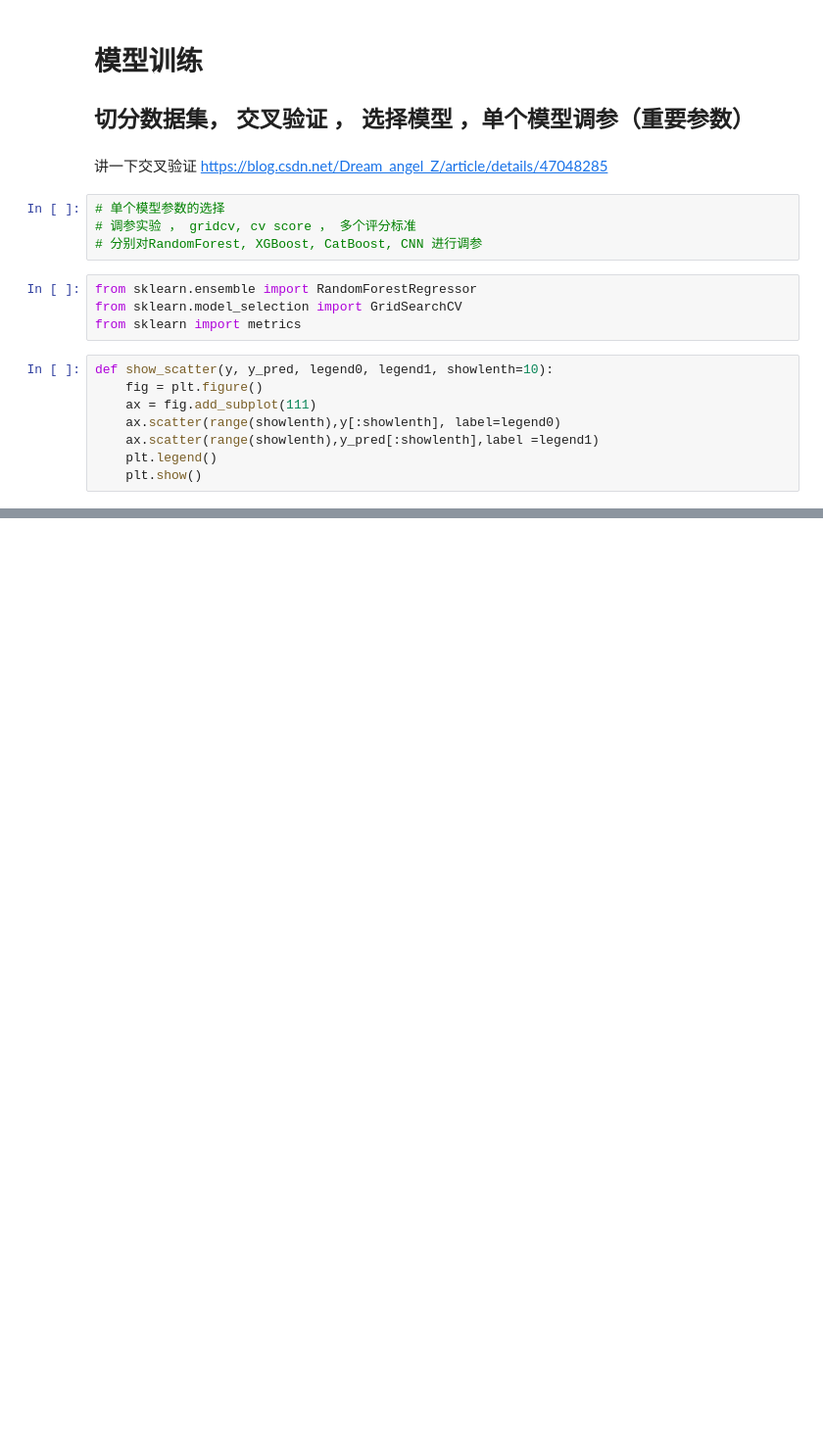
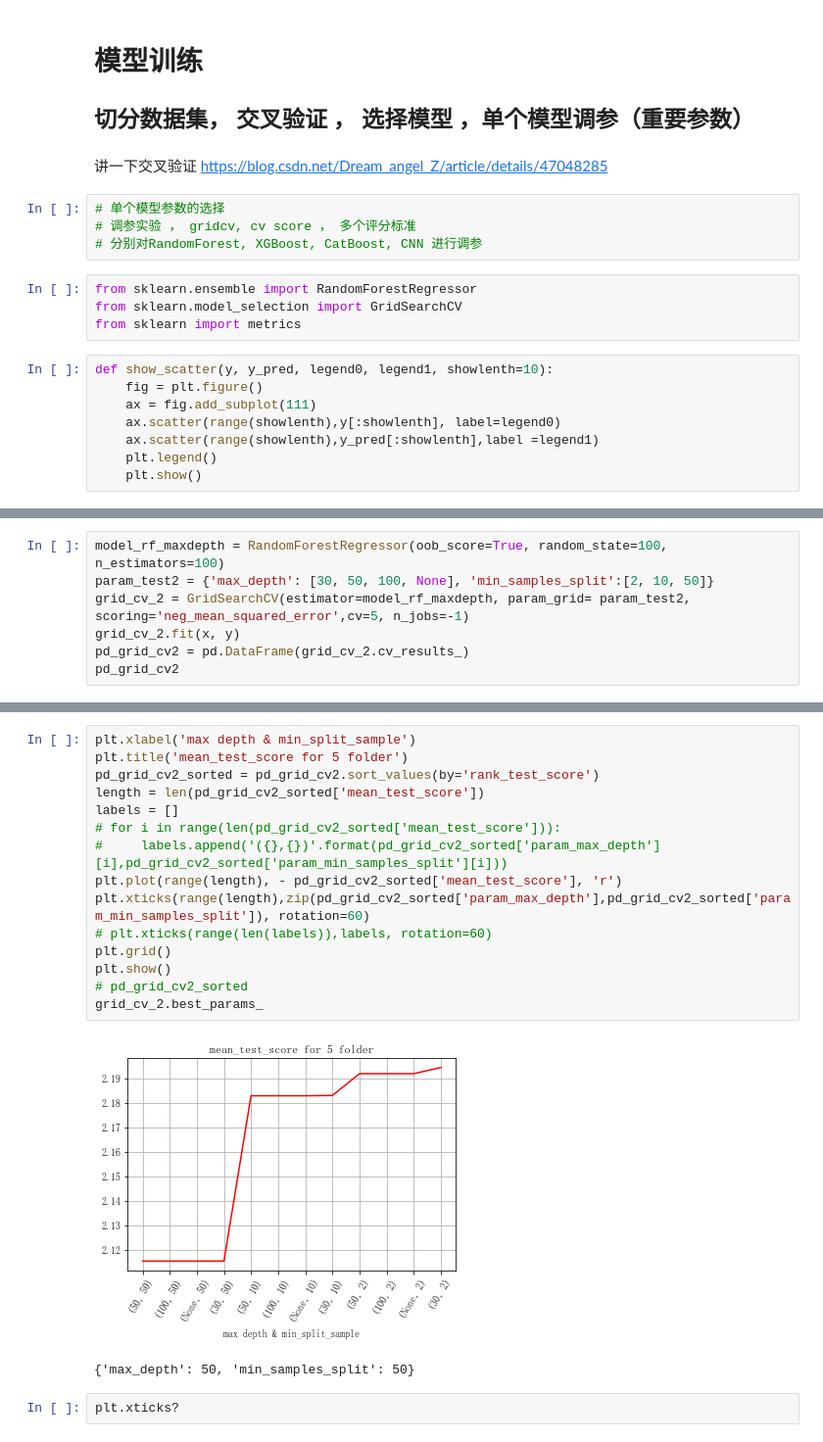
Before and after one commit to dapaohou/-, a Jupyter notebook: src/feature project.ipynb, the cells around one changed output, grey strips where cells are left out. Shown at 98% size. Saved outputs shown, nothing was run; the diff lists cells and outputs as text; blank space fills up the shorter version.

Commit message:
add randomforest

```diff
--- a/src/feature project.ipynb
+++ b/src/feature project.ipynb
@@ -238,0 +272,7 @@ RandomForestRegressor(bootstrap=True, criterion='mse', max_depth=None,
+# %%
+model_rf_maxdepth = RandomForestRegressor(oob_score=True, random_state=100, n_estimators=100)
+param_test2 = {'max_depth': [30, 50, 100, None], 'min_samples_split':[2, 10, 50]}
+grid_cv_2 = GridSearchCV(estimator=model_rf_maxdepth, param_grid= param_test2, scoring='neg_mean_squared_error',cv=5, n_jobs=-1)
+grid_cv_2.fit(x, y)
+pd_grid_cv2 = pd.DataFrame(grid_cv_2.cv_results_)
+pd_grid_cv2
@@ -238,0 +294,20 @@ RandomForestRegressor(bootstrap=True, criterion='mse', max_depth=None,
+# %%
+plt.xlabel('max depth & min_split_sample')
+plt.title('mean_test_score for 5 folder')
+pd_grid_cv2_sorted = pd_grid_cv2.sort_values(by='rank_test_score')
+length = len(pd_grid_cv2_sorted['mean_test_score'])
+labels = []
+# for i in range(len(pd_grid_cv2_sorted['mean_test_score'])):
+#     labels.append('({},{})'.format(pd_grid_cv2_sorted['param_max_depth'][i],pd_grid_cv2_sorted['param_min_samples_split'][i]))
+plt.plot(range(length), - pd_grid_cv2_sorted['mean_test_score'], 'r')
+plt.xticks(range(length),zip(pd_grid_cv2_sorted['param_max_depth'],pd_grid_cv2_sorted['param_min_samples_split']), rotation=60)
+# plt.xticks(range(len(labels)),labels, rotation=60)
+plt.grid()
+plt.show()
+# pd_grid_cv2_sorted
+grid_cv_2.best_params_
+# %% [output]
+[figure, added]
+{'max_depth': 50, 'min_samples_split': 50}
+# %%
+plt.xticks?
```
Also changed, not shown: parts of 13 cells of this notebook, 5 other files.
